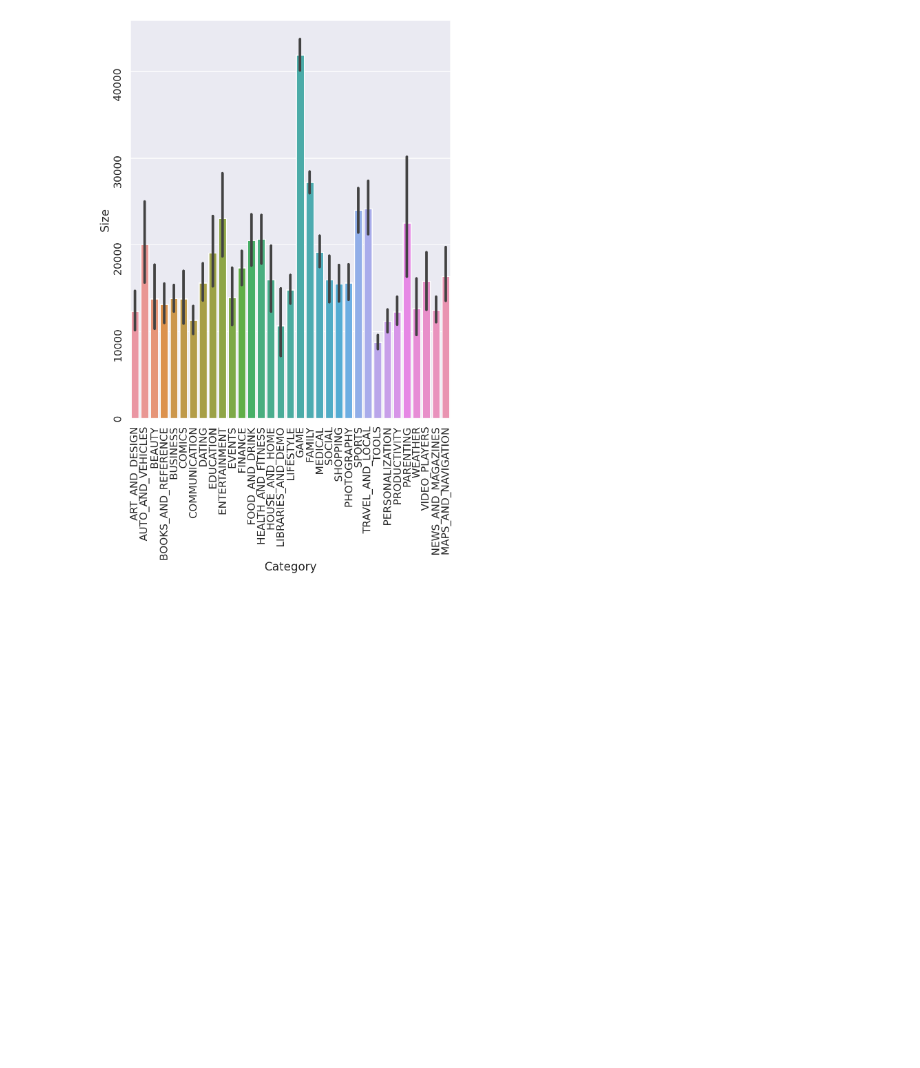
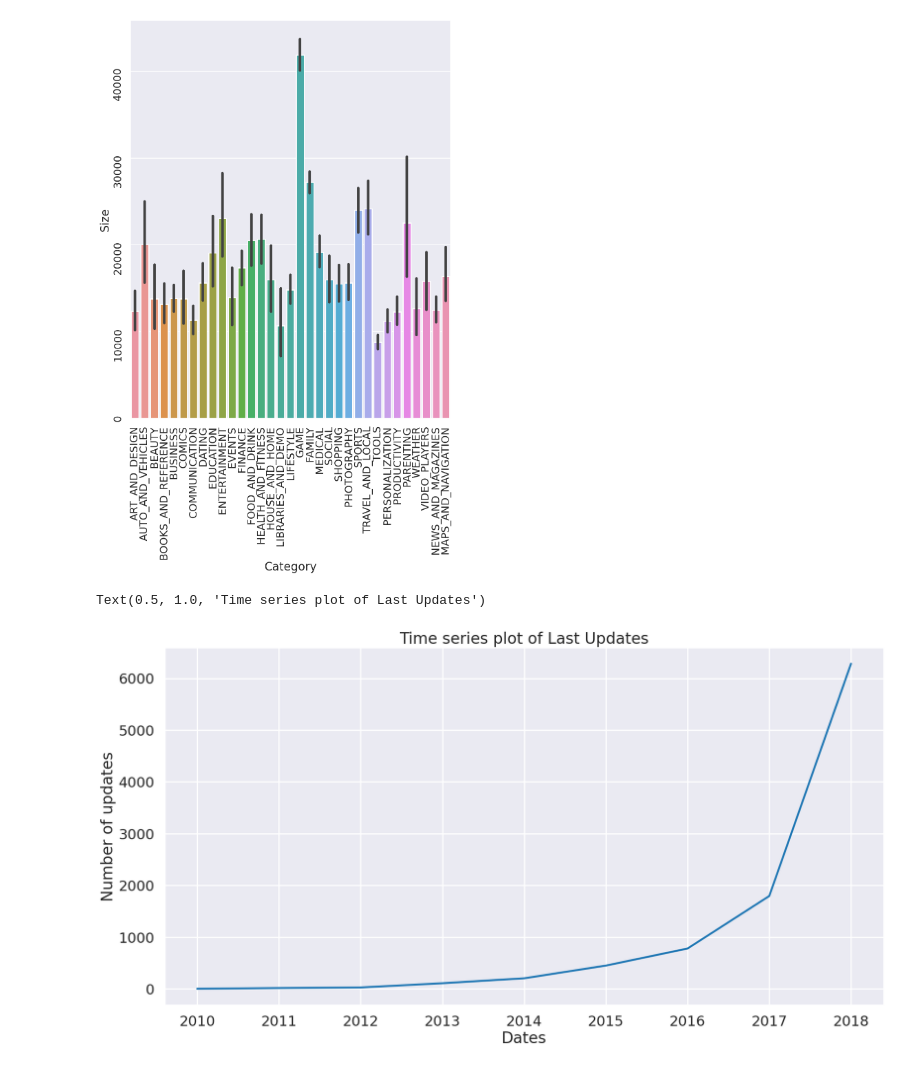
Before and after one commit to narsingh2231/iNeuron_Class-Practice, a Jupyter notebook: EDA/EDA_and_FE_2.ipynb, the cells around one changed output. Cells and saved outputs as stored; diff of their text form; code cells hidden in the pictures; blank space fills up the shorter version.

```diff
--- a/EDA/EDA_and_FE_2.ipynb
+++ b/EDA/EDA_and_FE_2.ipynb
@@ -703,3 +703,14 @@ sns.barplot(x = 'Category', y = 'Size', data = df)
 plt.show()
 # %% [output]
 [figure]
+# %%
+plt.subplots(figsize=(20,10))
+freq= pd.Series()
+freq=df['year'].value_counts()
+freq.plot()
+plt.xlabel("Dates")
+plt.ylabel("Number of updates")
+plt.title("Time series plot of Last Updates")
+# %% [output]
+Text(0.5, 1.0, 'Time series plot of Last Updates')
+[figure, added]
```
Also changed, not shown: parts of 1 cell of this notebook.
